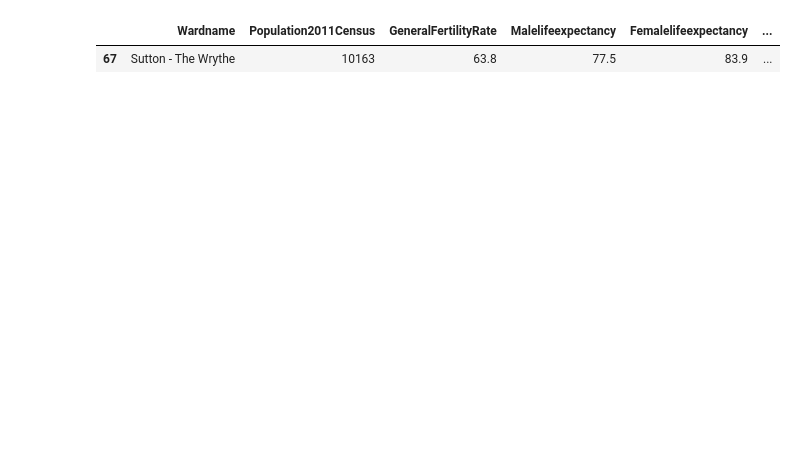
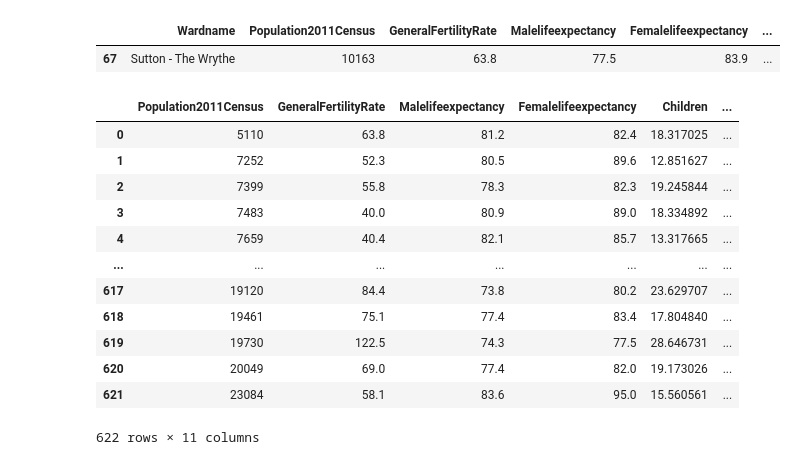
Before and after one commit to nindakhoirunnisa/W8, a Jupyter notebook: Data cleaning.ipynb, the cells around one changed output. Cells and saved outputs as stored; diff of their text form; code cells hidden in the pictures; blank space fills up the shorter version.

```diff
--- a/Data cleaning.ipynb
+++ b/Data cleaning.ipynb
@@ -259,3 +197,29 @@ health_demo[health_demo['Children'].isna()]
 # %% [output]
 |  | Wardname | Population2011Census | GeneralFertilityRate | Malelifeexpectancy | Femalelifeexpectancy | ... |
 | 67 | Sutton - The Wrythe | 10163 | 63.8 | 77.5 | 83.9 | ... |
+# %%
+temp = health_demo["Wardname"].str.split(" - ", n = 1, expand = True)
+
+health_demo["District"]= temp[0]
+
+#making separate last name column from new data frame
+health_demo["Ward name"]= temp[1]
+
+#Dropping old Name columns
+health_demo.drop(columns =["Wardname"], inplace = True)
+
+health_demo
+# %% [output]
+|  | Population2011Census | GeneralFertilityRate | Malelifeexpectancy | Femalelifeexpectancy | Children | ... |
+| 0 | 5110 | 63.8 | 81.2 | 82.4 | 18.317025 | ... |
+| 1 | 7252 | 52.3 | 80.5 | 89.6 | 12.851627 | ... |
+| 2 | 7399 | 55.8 | 78.3 | 82.3 | 19.245844 | ... |
+| 3 | 7483 | 40.0 | 80.9 | 89.0 | 18.334892 | ... |
+| 4 | 7659 | 40.4 | 82.1 | 85.7 | 13.317665 | ... |
+| ... | ... | ... | ... | ... | ... | ... |
+| 617 | 19120 | 84.4 | 73.8 | 80.2 | 23.629707 | ... |
+| 618 | 19461 | 75.1 | 77.4 | 83.4 | 17.804840 | ... |
+| 619 | 19730 | 122.5 | 74.3 | 77.5 | 28.646731 | ... |
+| 620 | 20049 | 69.0 | 77.4 | 82.0 | 19.173026 | ... |
+| 621 | 23084 | 58.1 | 83.6 | 95.0 | 15.560561 | ... |
+622 rows × 11 columns
```
Also changed, not shown: parts of 30 cells of this notebook, 1 other file.
